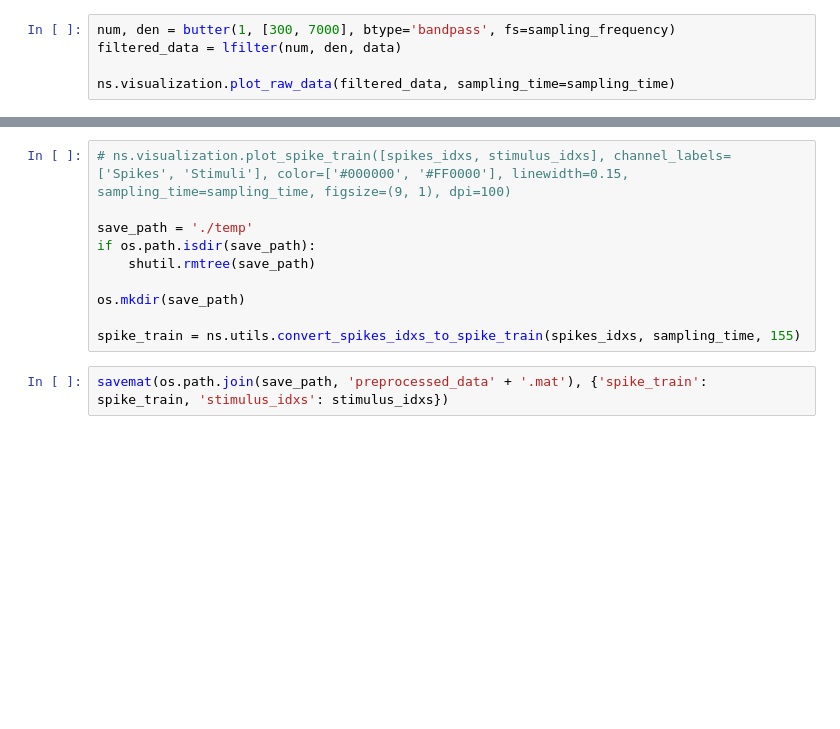
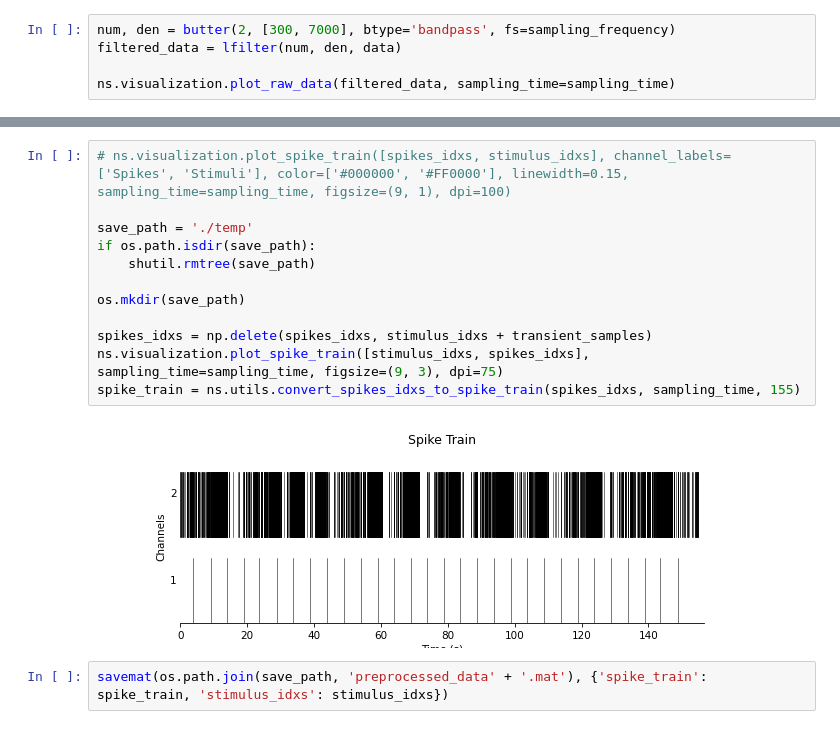
Before and after one commit to FrancescoNegri/neural-signal-analysis-project, a Jupyter notebook: preprocessing.ipynb, the cells around one changed output, grey strips where cells are left out. Cells and saved outputs as stored; diff of their text form; blank space fills up the shorter version.

```diff
--- a/preprocessing.ipynb
+++ b/preprocessing.ipynb
@@ -95,5 +106,5 @@ ns.visualization.plot_raw_data(mean_transient - mean_transient_smoothed, ax=ax[1
 # %%
-num, den = butter(1, [300, 7000], btype='bandpass', fs=sampling_frequency)
+num, den = butter(2, [300, 7000], btype='bandpass', fs=sampling_frequency)
 filtered_data = lfilter(num, den, data)
 
 ns.visualization.plot_raw_data(filtered_data, sampling_time=sampling_time)
@@ -110,12 +121,16 @@ ns.visualization.plot_spikes(filtered_data, spikes_idxs, sampling_time=sampling_
 # %%
 # ns.visualization.plot_spike_train([spikes_idxs, stimulus_idxs], channel_labels=['Spikes', 'Stimuli'], color=['#000000', '#FF0000'], linewidth=0.15, sampling_time=sampling_time, figsize=(9, 1), dpi=100)
 
 save_path = './temp'
 if os.path.isdir(save_path):
     shutil.rmtree(save_path)
 
 os.mkdir(save_path)
 
+spikes_idxs = np.delete(spikes_idxs, stimulus_idxs + transient_samples)
+ns.visualization.plot_spike_train([stimulus_idxs, spikes_idxs], sampling_time=sampling_time, figsize=(9, 3), dpi=75)
 spike_train = ns.utils.convert_spikes_idxs_to_spike_train(spikes_idxs, sampling_time, 155)
+# %% [output]
+[figure, added]
 # %%
 savemat(os.path.join(save_path, 'preprocessed_data' + '.mat'), {'spike_train': spike_train, 'stimulus_idxs': stimulus_idxs})
```
Also changed, not shown: parts of 9 cells of this notebook, 9 other files.
